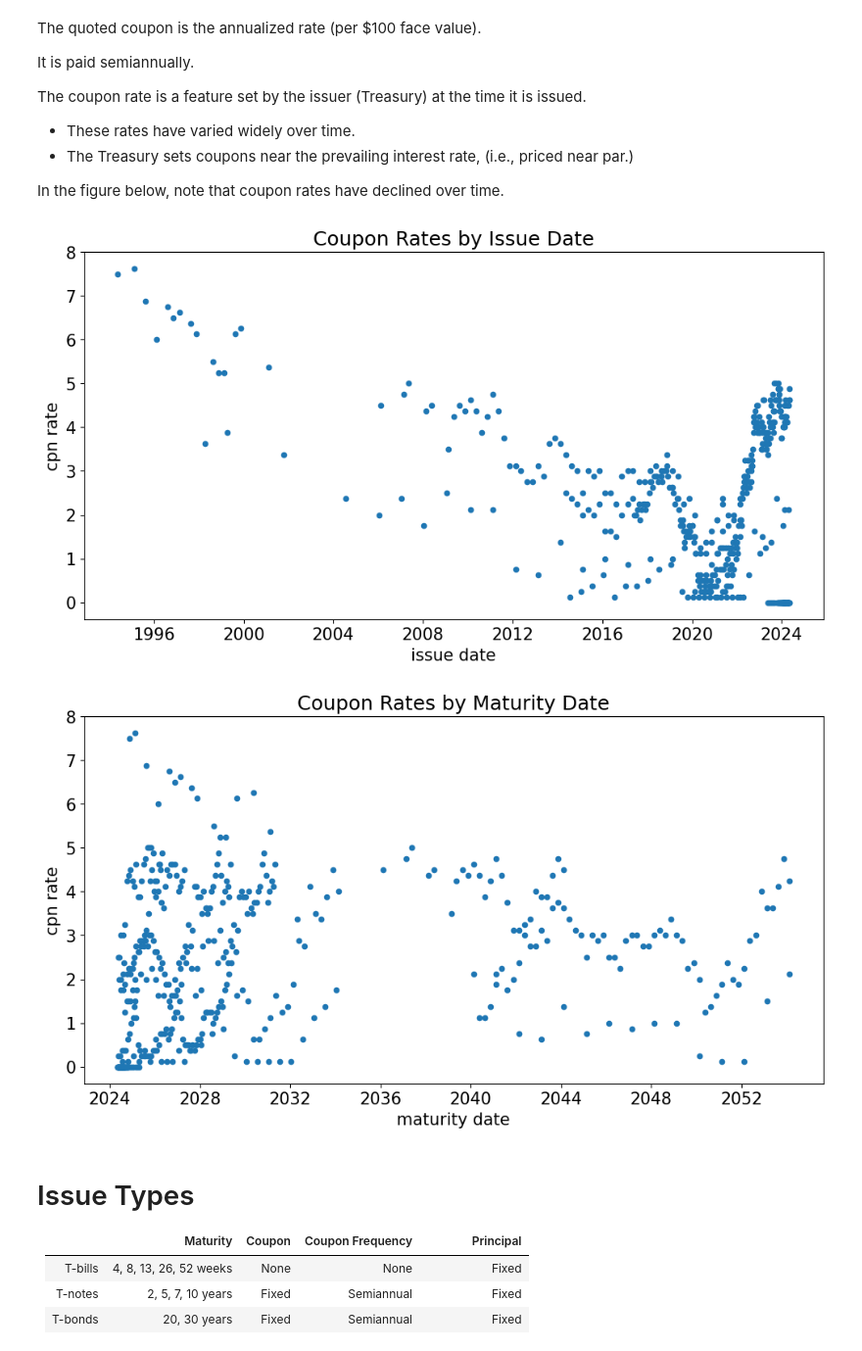
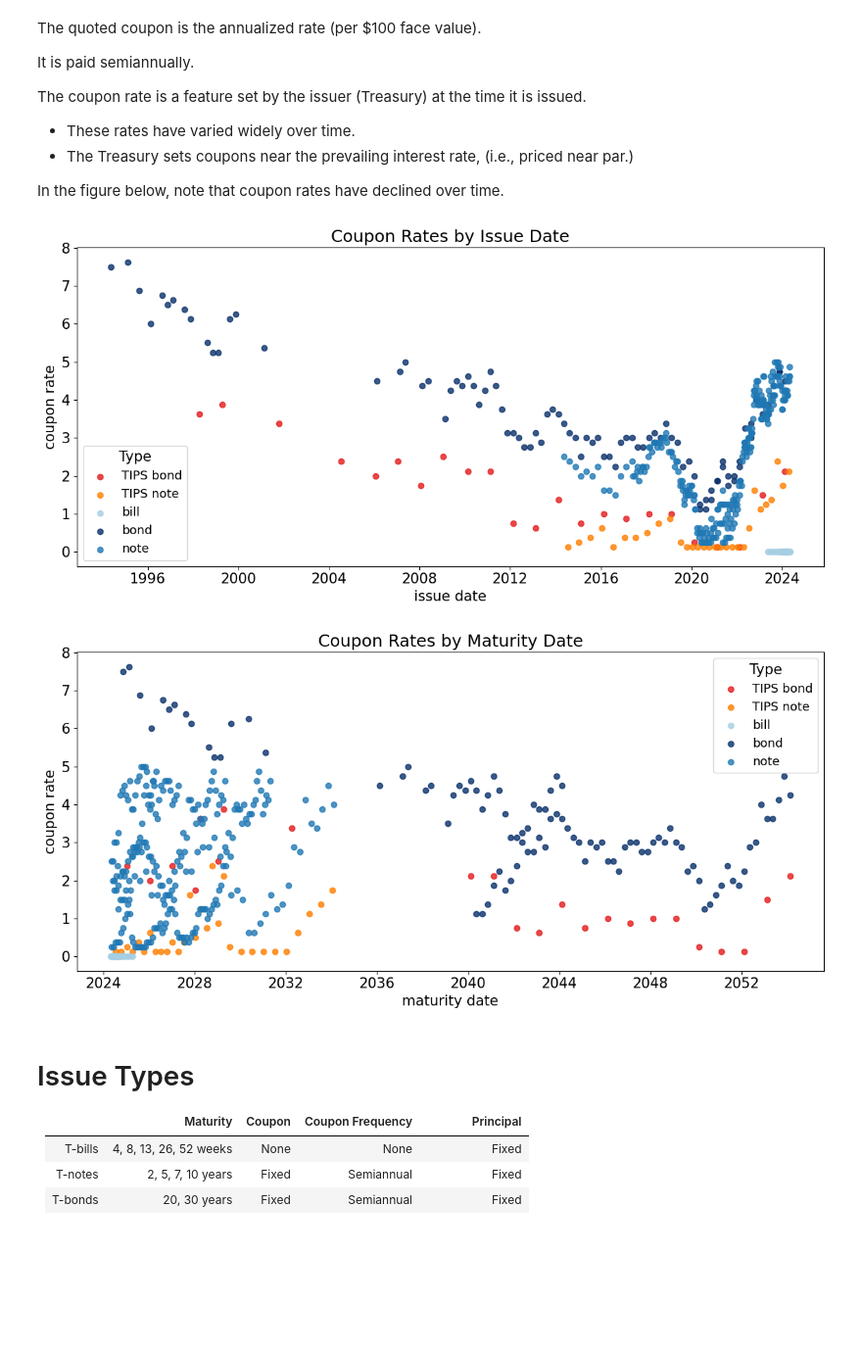
Before and after one commit to dakshox/drw-prework-2025, a Jupyter notebook: discussions/M.1. Treasury Debt.ipynb, the cells around one changed output. Shown at 98% size. Drawn from its saved outputs; the diff is of its cells as text; code cells hidden in the pictures; blank space fills up the shorter version.

```diff
--- a/discussions/M.1. Treasury Debt.ipynb
+++ b/discussions/M.1. Treasury Debt.ipynb
@@ -96,12 +96,35 @@ The coupon rate is a feature set by the issuer (Treasury) at the time it is issu
 
 In the figure below, note that coupon rates have declined over time.
 # %%
-data.plot.scatter(x='issue date',y='cpn rate',title='Coupon Rates by Issue Date')
-data.plot.scatter(x='maturity date',y='cpn rate',title='Coupon Rates by Maturity Date')
+from cmds.plot_utils import scatter_by_type
+from cmds.config import COLOR_MAP
+
+ax = scatter_by_type(
+    data,
+    x='issue date',
+    y='cpn rate',
+    color_map=COLOR_MAP,
+    xlabel='issue date',
+    ylabel='coupon rate',
+    title='Coupon Rates by Issue Date',
+    alpha=0.8,
+)
+
+ax = scatter_by_type(
+    data,
+    x='maturity date',
+    y='cpn rate',
+    color_map=COLOR_MAP,
+    xlabel='maturity date',
+    ylabel='coupon rate',
+    title='Coupon Rates by Maturity Date',
+    alpha=0.8,
+)
+
 plt.show()
 # %% [output]
-[figure, old version]
+[figure, new version]
-[figure, old version]
+[figure, new version]
 # %% [markdown]
 # Issue Types
 
```
Also changed, not shown: parts of 4 cells of this notebook, 16 other files.
